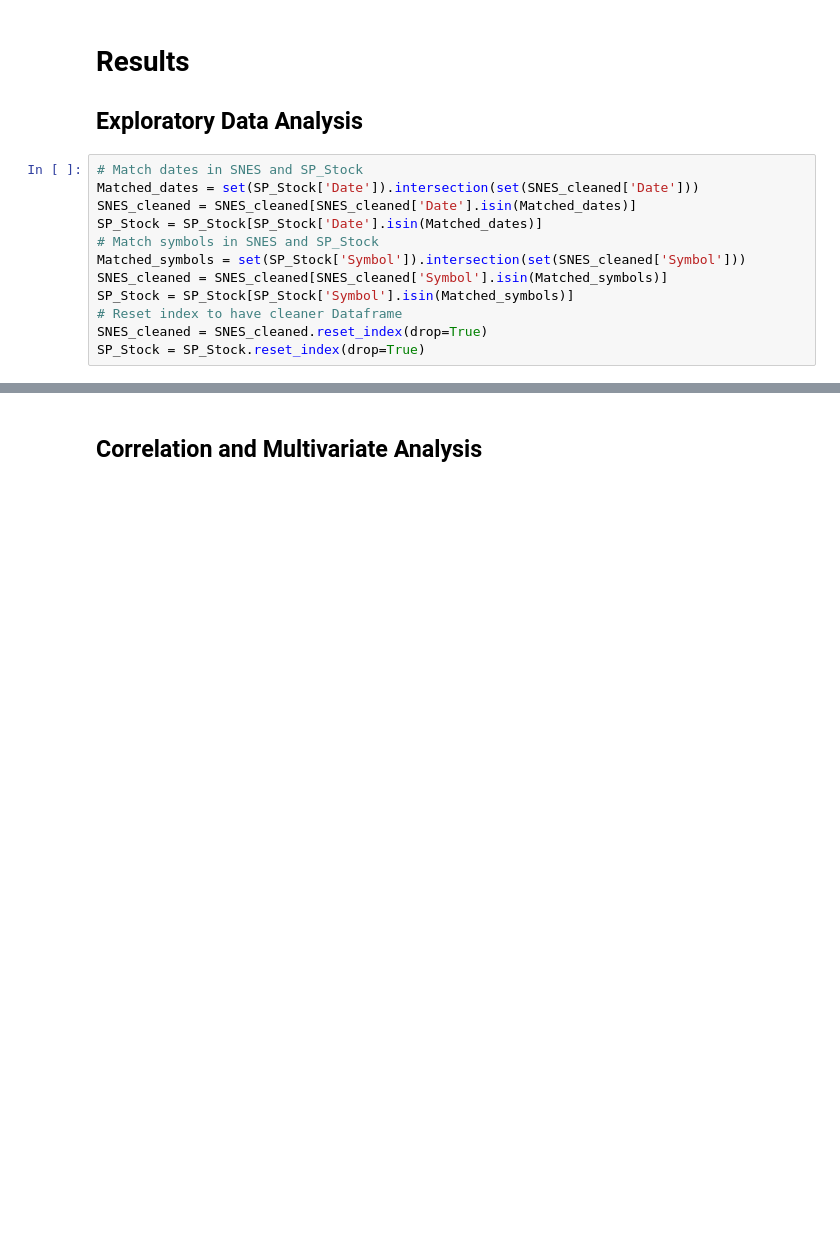
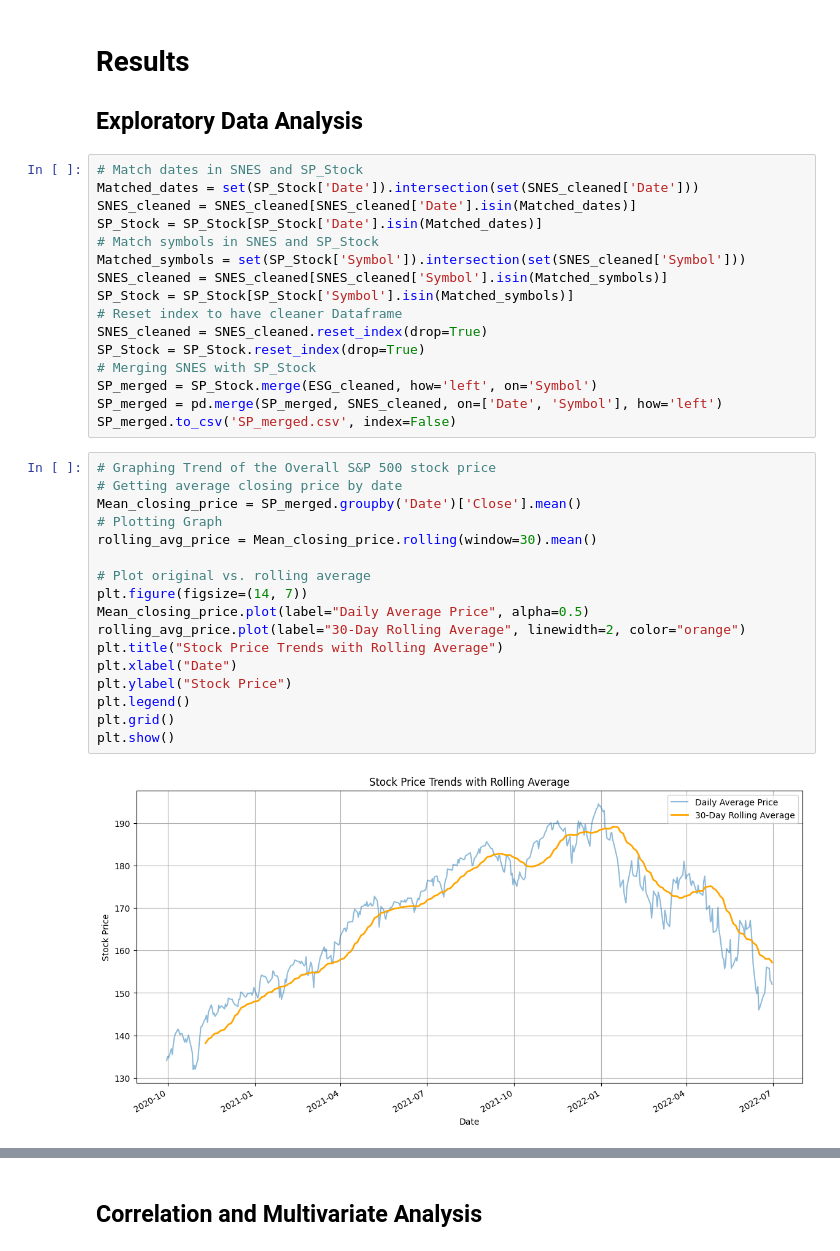
Before and after one commit to SyeinW/Cogs_108_Project_Data, a Jupyter notebook: checkpoint.ipynb, the cells around one changed output, grey strips where cells are left out. Drawn from its saved outputs; the diff is of its cells as text; blank space fills up the shorter version.

```diff
--- a/checkpoint.ipynb
+++ b/checkpoint.ipynb
@@ -194,3 +194,26 @@ SP_Stock = SP_Stock[SP_Stock['Symbol'].isin(Matched_symbols)]
 # Reset index to have cleaner Dataframe
 SNES_cleaned = SNES_cleaned.reset_index(drop=True)
 SP_Stock = SP_Stock.reset_index(drop=True)
+# Merging SNES with SP_Stock
+SP_merged = SP_Stock.merge(ESG_cleaned, how='left', on='Symbol')
+SP_merged = pd.merge(SP_merged, SNES_cleaned, on=['Date', 'Symbol'], how='left')
+SP_merged.to_csv('SP_merged.csv', index=False)
+# %%
+# Graphing Trend of the Overall S&P 500 stock price
+# Getting average closing price by date
+Mean_closing_price = SP_merged.groupby('Date')['Close'].mean()
+# Plotting Graph
+rolling_avg_price = Mean_closing_price.rolling(window=30).mean()
+
+# Plot original vs. rolling average
+plt.figure(figsize=(14, 7))
+Mean_closing_price.plot(label="Daily Average Price", alpha=0.5)
+rolling_avg_price.plot(label="30-Day Rolling Average", linewidth=2, color="orange")
+plt.title("Stock Price Trends with Rolling Average")
+plt.xlabel("Date")
+plt.ylabel("Stock Price")
+plt.legend()
+plt.grid()
+plt.show()
+# %% [output]
+[figure, added]
```
Also changed, not shown: parts of 2 cells of this notebook.
